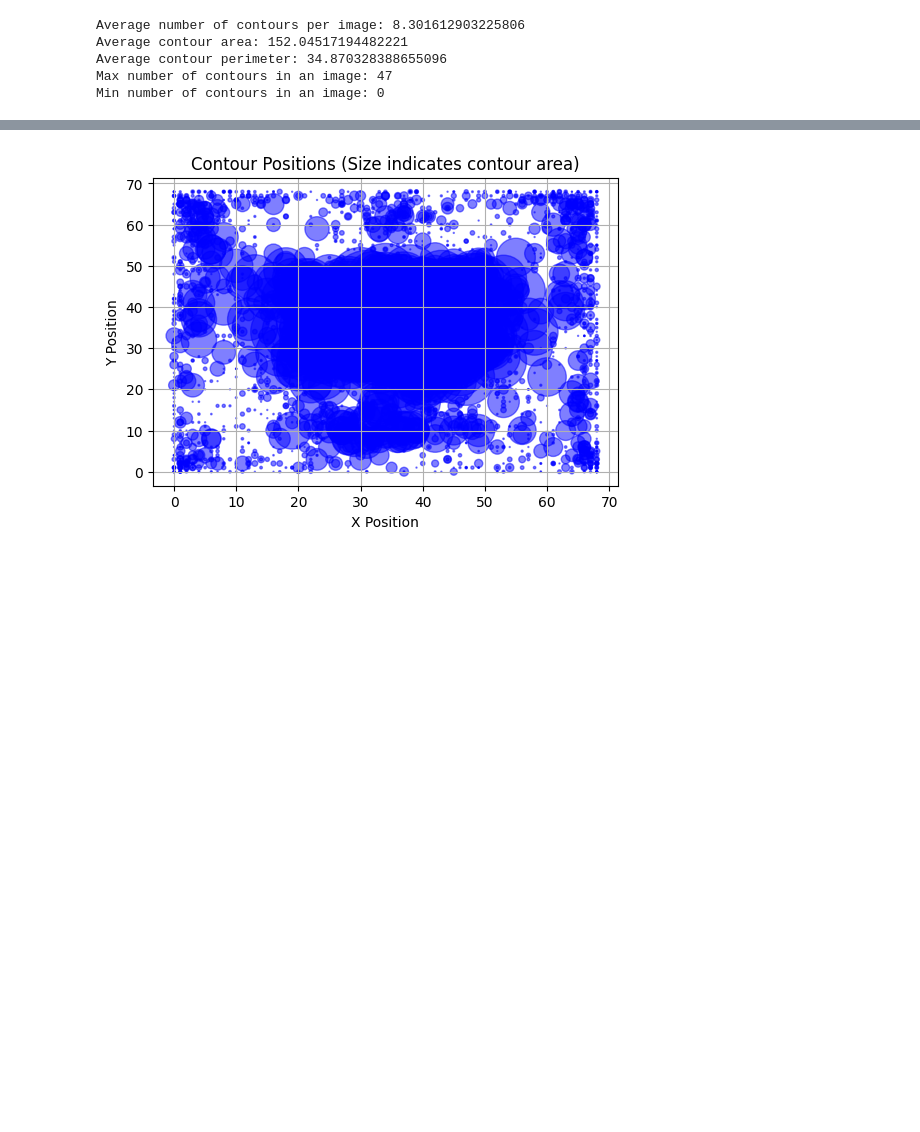
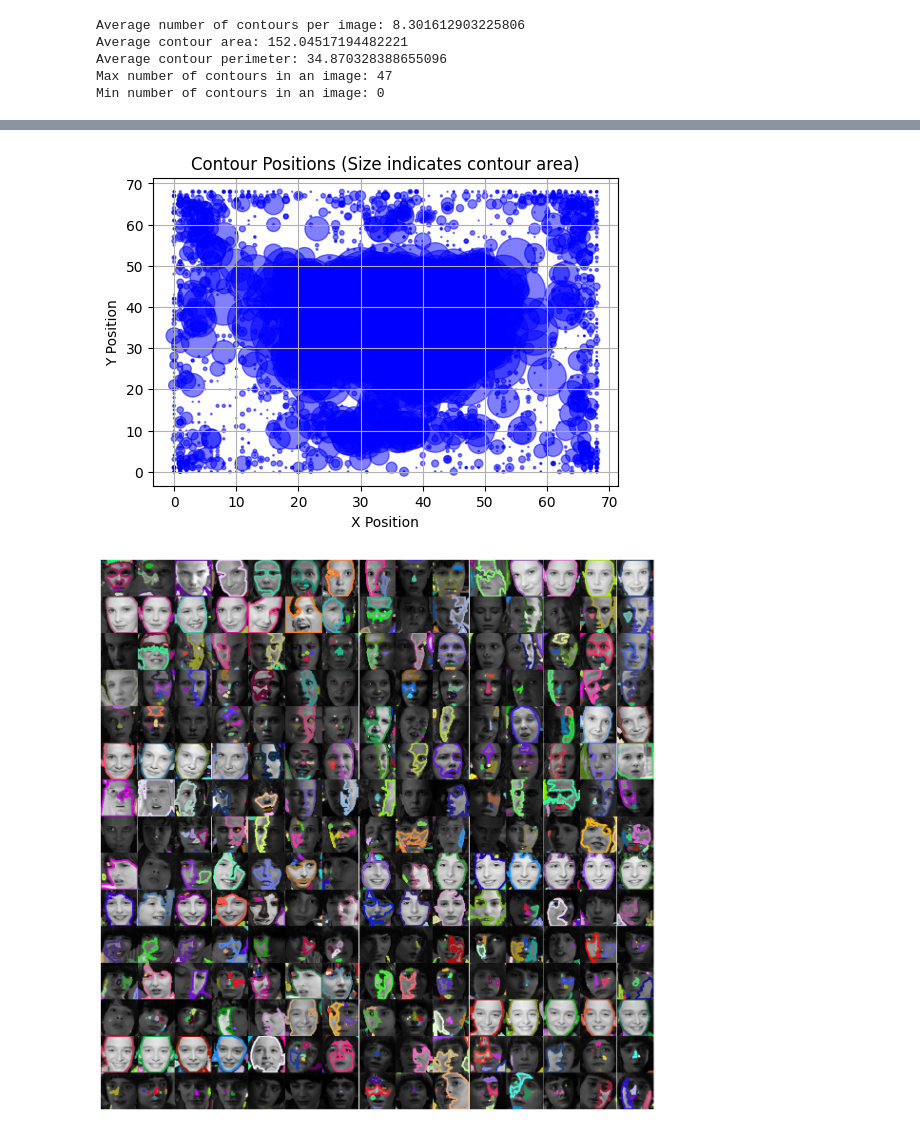
Before and after one commit to storlien/it3212-data-driven-software, a Jupyter notebook: assignment-2/contour_detection.ipynb, the cells around one changed output, grey strips where cells are left out. Cells and saved outputs as stored; diff of their text form; code cells hidden in the pictures; blank space fills up the shorter version.

```diff
--- a/assignment-2/contour_detection.ipynb
+++ b/assignment-2/contour_detection.ipynb
@@ -93,6 +93,23 @@ def apply_contour_detection(image_paths):
 
     return contour_detected_images, contour_statistics, num_contours_per_image, contour_positions
 
+# Function to display images in a grid
+def display_images_in_grid(images, rows=15, cols=15):
+    total_images = rows * cols
+    images_to_display = images[:total_images]
+
+    fig, axs = plt.subplots(rows, cols, figsize=(cols, rows), gridspec_kw={'wspace': 0, 'hspace': 0})
+    plt.subplots_adjust(wspace=0, hspace=0)
+
+    for i, ax in enumerate(axs.ravel()):
+        if i < len(images_to_display):
+            ax.imshow(cv2.cvtColor(images_to_display[i], cv2.COLOR_BGR2RGB))  # Convert BGR to RGB for correct colors
+            ax.axis('off')
+        else:
+            ax.axis('off')
+
+    plt.show()
+
 # Function to plot histogram and scatter plot
 def plot_statistics(num_contours_per_image, contour_positions):
     # Histogram of the number of contours per image
@@ -110,30 +127,34 @@ def plot_statistics(num_contours_per_image, contour_positions):
         y_positions = [pos[1] for pos in contour_positions]
         areas = [pos[2] for pos in contour_positions]
 
         plt.figure(figsize=(6, 4))
         plt.scatter(x_positions, y_positions, s=areas, alpha=0.5, c='blue')
         plt.title('Contour Positions (Size indicates contour area)')
         plt.xlabel('X Position')
         plt.ylabel('Y Position')
         plt.grid(True)
         plt.show()
 
 # Folder containing the images
 path = r"C:\Users\asmun\OneDrive - NTNU\H24\Datadrevet\it3212-data-driven-software\datasets\x86"
 
 # Collect all image paths
 image_paths = collect_images_from_folder(path)
 
 # Apply contour detection to the collected images
 contour_detected_images, contour_statistics, num_contours_per_image, contour_positions = apply_contour_detection(image_paths)
 
 # Plot statistics
 plot_statistics(num_contours_per_image, contour_positions)
+
+# Display contour-detected images in a grid
+display_images_in_grid(contour_detected_images, rows=15, cols=15)
 # %% [output]
 Average number of contours per image: 8.301612903225806
 Average contour area: 152.04517194482221
 Average contour perimeter: 34.870328388655096
 Max number of contours in an image: 47
 Min number of contours in an image: 0
 [figure]
 [figure]
+[figure, added]
```
Also changed, not shown: 5 other files.
